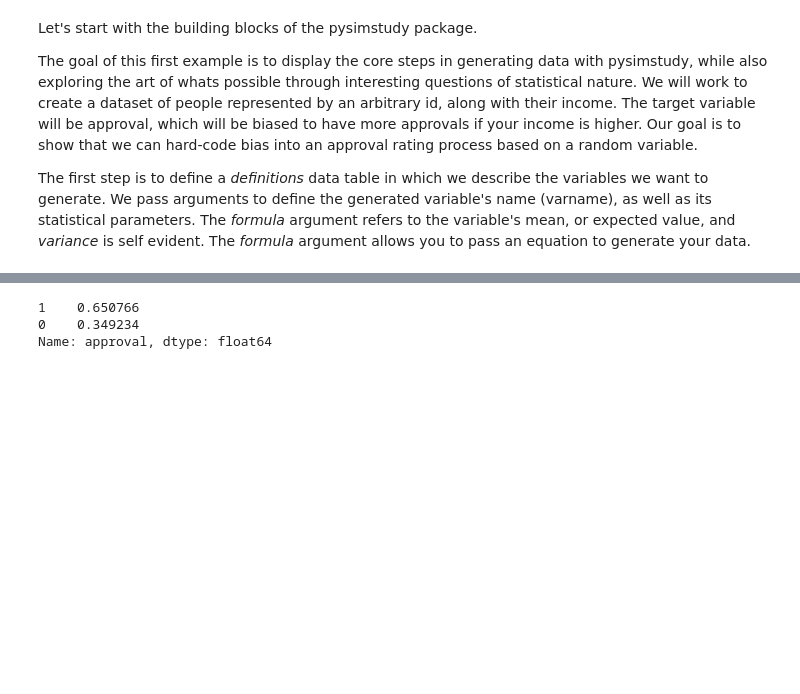
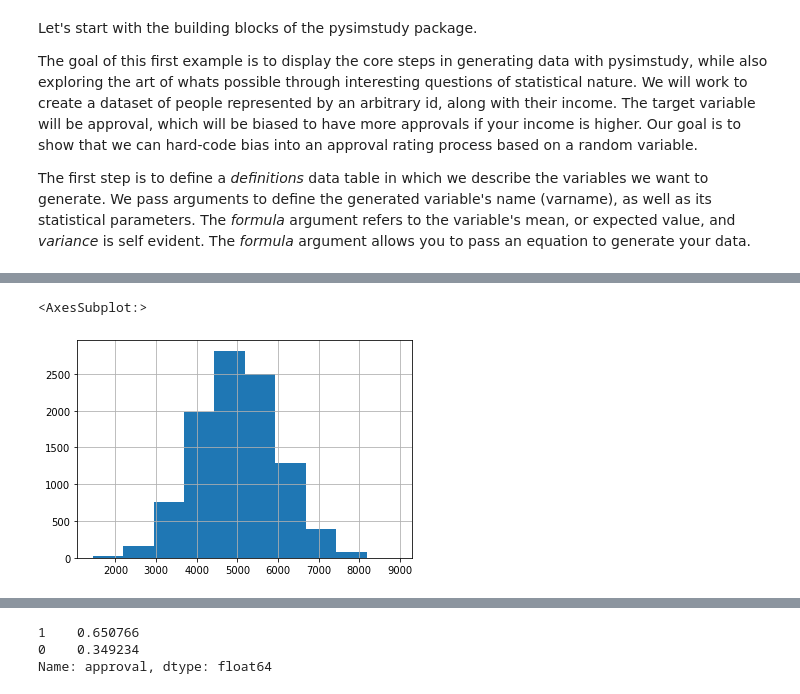
Before and after one commit to DAVIDCRUZ0202/pysimstudy, a Jupyter notebook: Demos/pysimstudy blog demo.ipynb, the cells around one changed output, grey strips where cells are left out. Drawn from its saved outputs; the diff is of its cells as text; code cells hidden in the pictures; blank space fills up the shorter version.

```diff
--- a/Demos/pysimstudy blog demo.ipynb
+++ b/Demos/pysimstudy blog demo.ipynb
@@ -50,0 +62,6 @@ gdf.head()
+# %%
+# We can quickly visualize the generated datapoints and validate we have the distribution we want
+gdf.income.hist();
+# %% [output]
+<AxesSubplot:>
+[figure, added]
```
Also changed, not shown: parts of 27 cells of this notebook.
